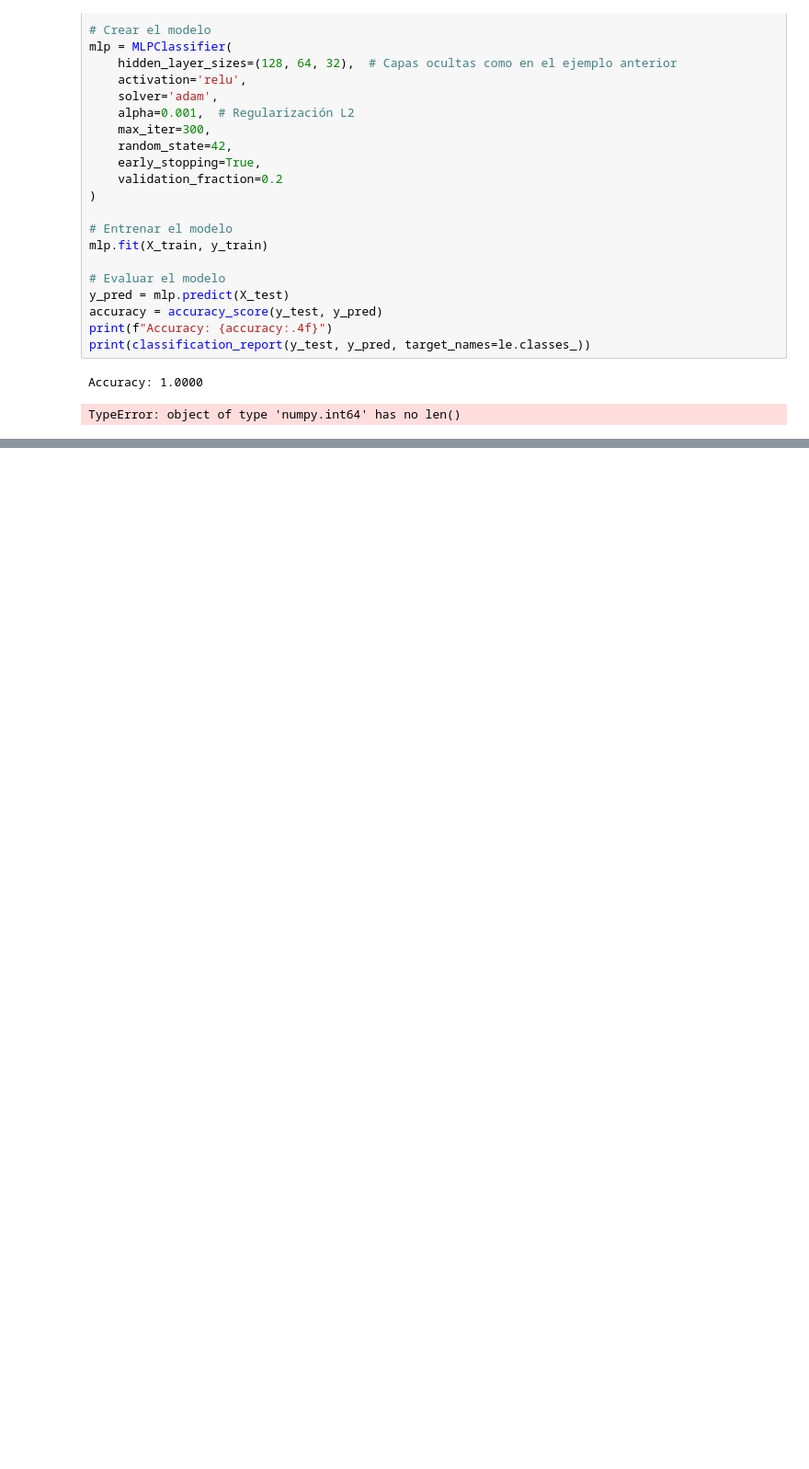
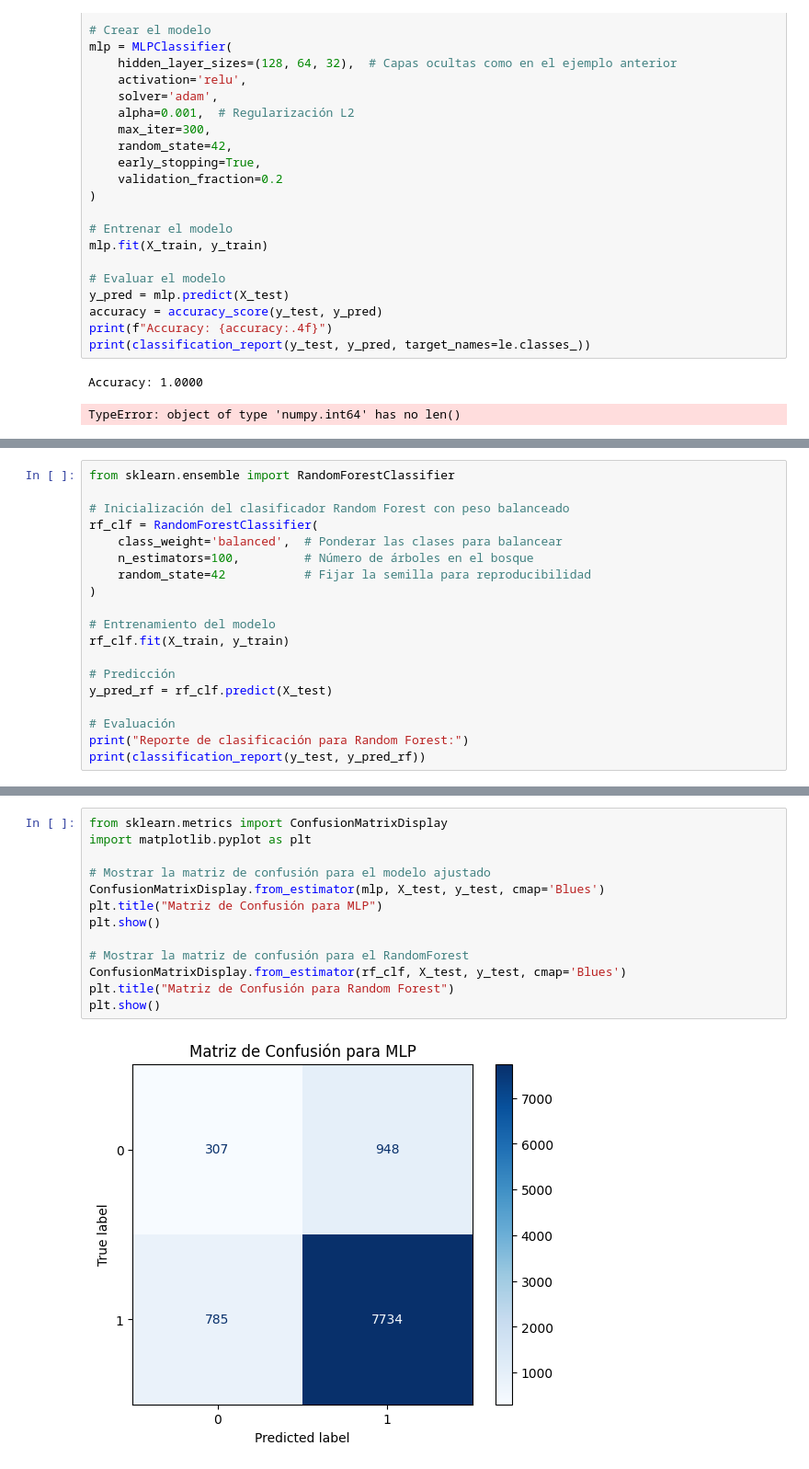
Before and after one commit to seerraa16/Caso03-Cancer, a Jupyter notebook: preprocesamiento.ipynb, the cells around one changed output, grey strips where cells are left out. Shown: that part at 92% size. Saved outputs shown, nothing was run; the diff lists cells and outputs as text; blank space fills up the shorter version.

```diff
--- a/preprocesamiento.ipynb
+++ b/preprocesamiento.ipynb
@@ -475,0 +492,19 @@ TypeError: object of type 'numpy.int64' has no len()
+# %%
+from sklearn.ensemble import RandomForestClassifier
+
+# Inicialización del clasificador Random Forest con peso balanceado
+rf_clf = RandomForestClassifier(
+    class_weight='balanced',  # Ponderar las clases para balancear
+    n_estimators=100,         # Número de árboles en el bosque
+    random_state=42           # Fijar la semilla para reproducibilidad
+)
+
+# Entrenamiento del modelo
+rf_clf.fit(X_train, y_train)
+
+# Predicción
+y_pred_rf = rf_clf.predict(X_test)
+
+# Evaluación
+print("Reporte de clasificación para Random Forest:")
+print(classification_report(y_test, y_pred_rf))
@@ -475,0 +521,15 @@ TypeError: object of type 'numpy.int64' has no len()
+# %%
+from sklearn.metrics import ConfusionMatrixDisplay
+import matplotlib.pyplot as plt
+
+# Mostrar la matriz de confusión para el modelo ajustado
+ConfusionMatrixDisplay.from_estimator(mlp, X_test, y_test, cmap='Blues')
+plt.title("Matriz de Confusión para MLP")
+plt.show()
+
+# Mostrar la matriz de confusión para el RandomForest
+ConfusionMatrixDisplay.from_estimator(rf_clf, X_test, y_test, cmap='Blues')
+plt.title("Matriz de Confusión para Random Forest")
+plt.show()
+# %% [output]
+[figure, added]
```
Also changed, not shown: parts of 13 cells of this notebook.
